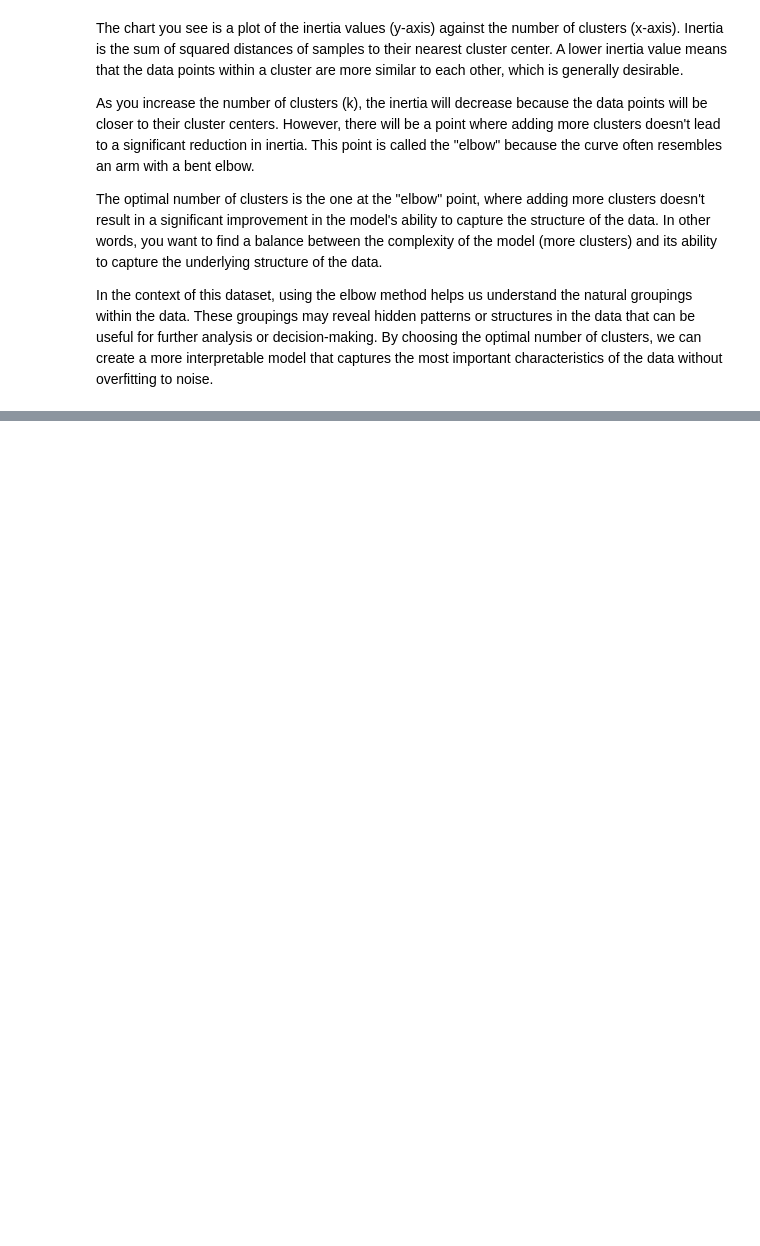
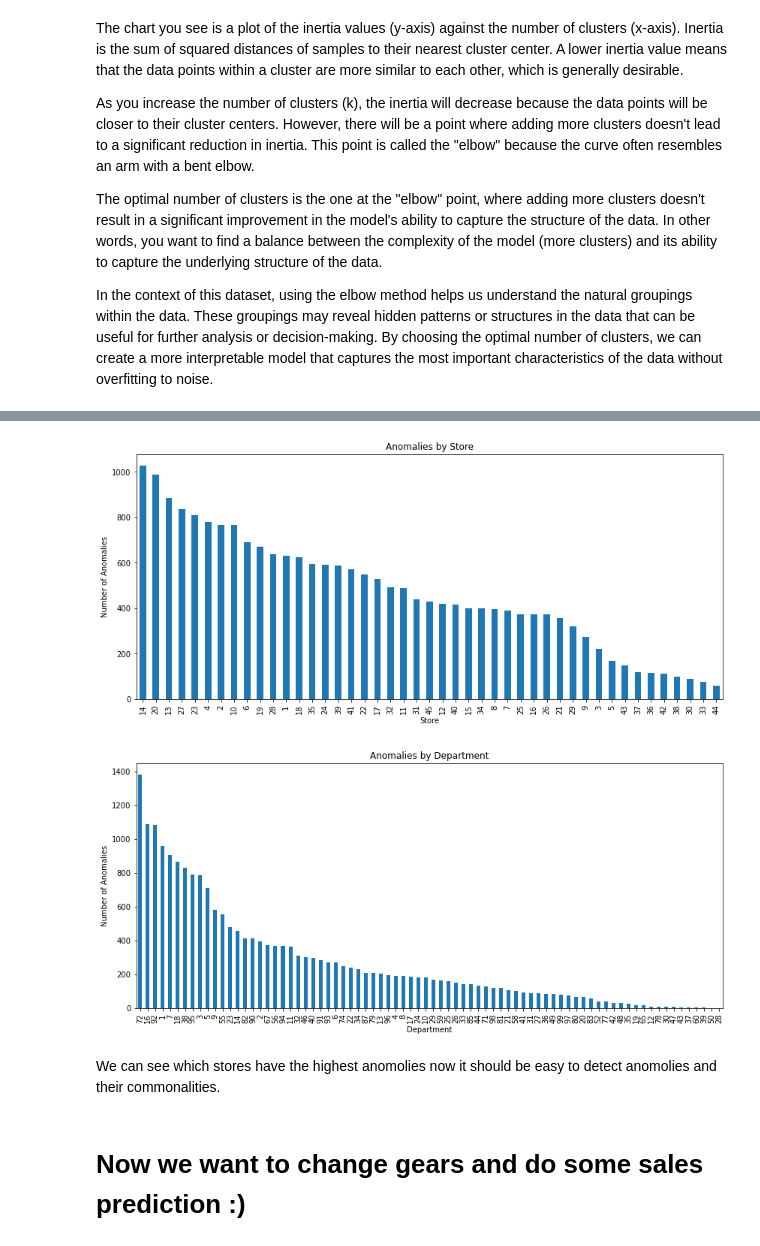
Before and after one commit to WallAlec/WalmartSalesForecasting, a Jupyter notebook: WalmartSalesForecastingData.ipynb, the cells around one changed output, grey strips where cells are left out. Drawn from its saved outputs; the diff is of its cells as text; code cells hidden in the pictures; blank space fills up the shorter version.

```diff
--- a/WalmartSalesForecastingData.ipynb
+++ b/WalmartSalesForecastingData.ipynb
@@ -290,0 +464,7 @@ In the context of this dataset, using the elbow method helps us understand the n
+# %%
+# Assuming 'anomalies' is the DataFrame containing the anomalies
+store_counts = anomalies['Store'].value_counts()
+dept_counts = anomalies['Dept'].value_counts()
+
+print("Store counts:\n", store_counts)
+print("Department counts:\n", dept_counts)
@@ -290,0 +489,19 @@ In the context of this dataset, using the elbow method helps us understand the n
+# %%
+store_counts.plot(kind='bar', figsize=(14, 6))
+plt.title("Anomalies by Store")
+plt.xlabel("Store")
+plt.ylabel("Number of Anomalies")
+plt.show()
+
+dept_counts.plot(kind='bar', figsize=(14, 6))
+plt.title("Anomalies by Department")
+plt.xlabel("Department")
+plt.ylabel("Number of Anomalies")
+plt.show()
+# %% [output]
+[figure, added]
+[figure, added]
+# %% [markdown]
+We can see which stores have the highest anomolies now it should be easy to detect anomolies and their commonalities.
+# %% [markdown]
+# Now we want to change gears and do some sales prediction :)
```
Also changed, not shown: parts of 32 cells of this notebook.
